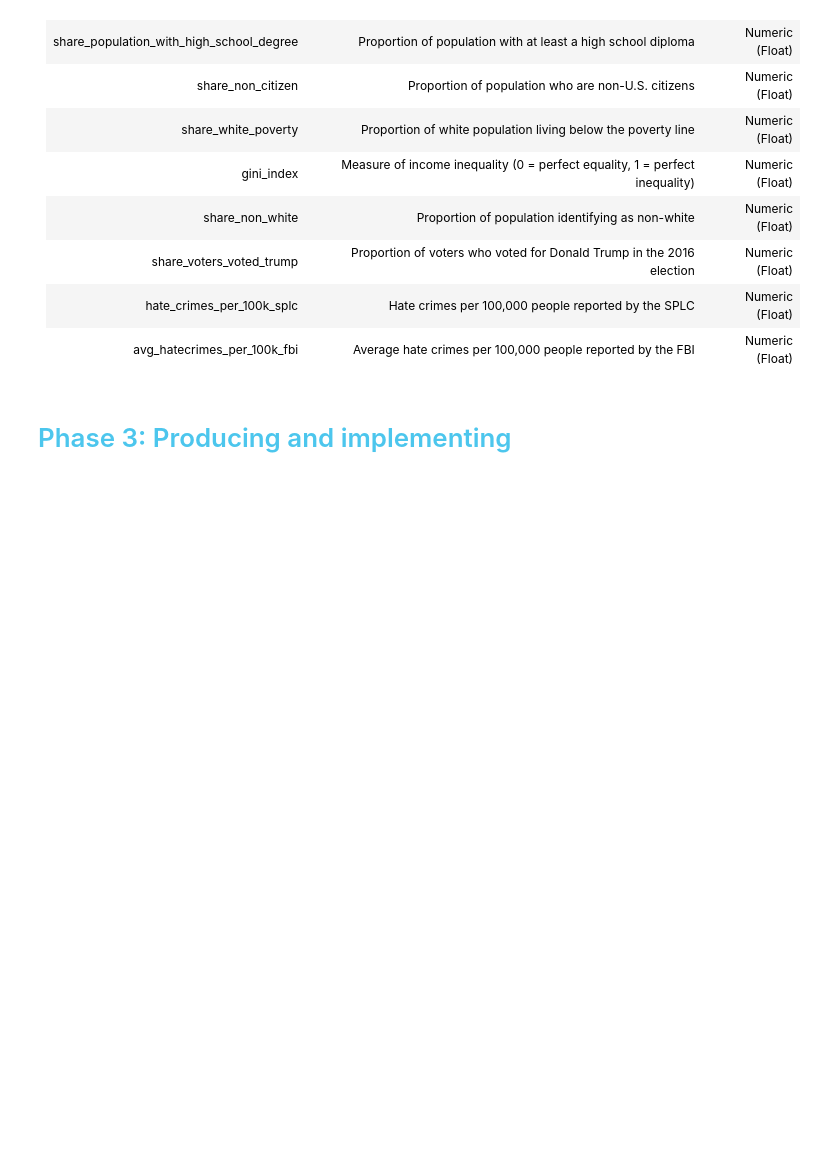
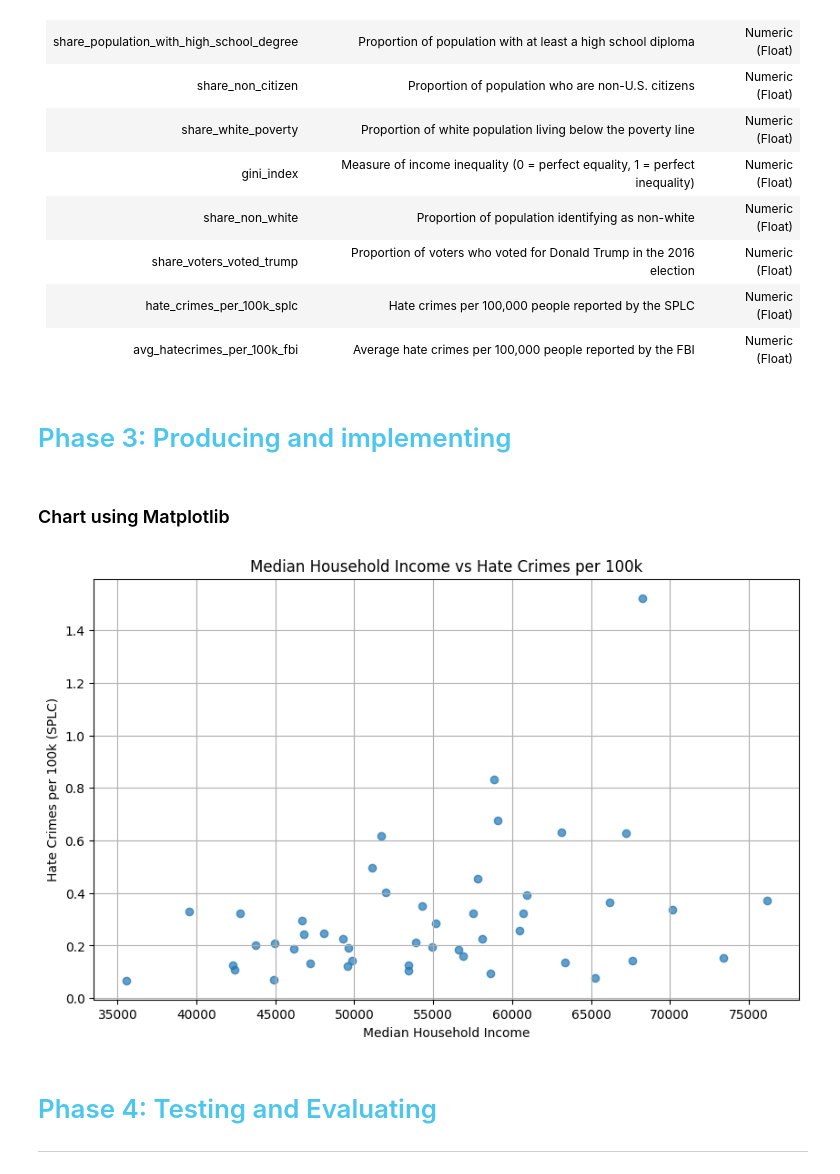
Before and after one commit to Mer4M3ra/Higher-Rates-Of-Hate-Crimes-Are-Tied-To-Income-Inequality, a Jupyter notebook: Project_Documentation.ipynb, the cells around one changed output. Saved outputs shown, nothing was run; the diff lists cells and outputs as text; code cells hidden in the pictures; blank space fills up the shorter version.

```diff
--- a/Project_Documentation.ipynb
+++ b/Project_Documentation.ipynb
@@ -61,3 +63,23 @@ Higher rates of hate crimes are closely linked to greater income inequality in a
 | avg_hatecrimes_per_100k_fbi            | Average hate crimes per 100,000 people reported by the FBI                        | Numeric (Float) |
 # %% [markdown]
 # <span style="color: #4CC6ED;">Phase 3: Producing and implementing</span>
+# %% [markdown]
+### Chart using Matplotlib
+# %%
+import matplotlib.pyplot as plt
+import pandas as pd
+plt.ion
+df= pd.read_csv("hate_crimes.csv")
+
+plt.figure(figsize=(10, 6))
+plt.scatter(df["median_household_income"], df["hate_crimes_per_100k_splc"], alpha=0.7)
+plt.title("Median Household Income vs Hate Crimes per 100k")
+plt.xlabel("Median Household Income")
+plt.ylabel("Hate Crimes per 100k (SPLC)")
+plt.grid(True)
+plt.show(block=True)  # block=True ensures the program waits until you close the plot
+# %% [output]
+[figure, added]
+# %% [markdown]
+# <span style="color: #4CC6ED;">Phase 4: Testing and Evaluating</span>
+****
```
Also changed, not shown: parts of 3 cells of this notebook, 2 other files.
